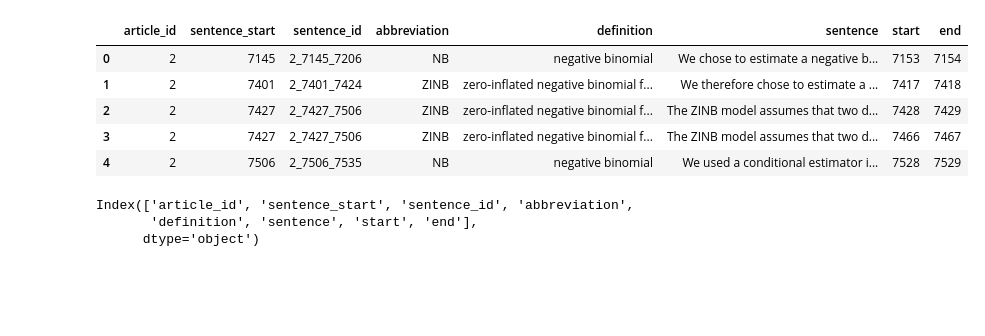
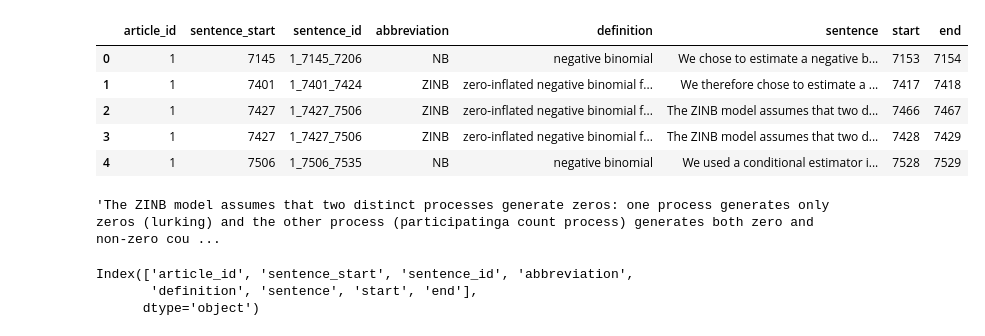
Before and after one commit to luisa2795/datawarehouse_for_SLR, a Jupyter notebook: EDA/EDA_abbreviations.ipynb, the cells around one changed output. Cells and saved outputs as stored; diff of their text form; code cells hidden in the pictures; blank space fills up the shorter version.

```diff
--- a/EDA/EDA_abbreviations.ipynb
+++ b/EDA/EDA_abbreviations.ipynb
@@ -4,14 +1,28 @@ import pandas as pd
+# %%
+#import packages
+import pandas as pd
+import os
+
+#define source directory
+path='/home/muellerrol/causeminer2/reports/2021_11_09_103116_results'
+
+#filenames of entity-related files
+abbreviations_file='abbreviations.csv'
 # %%
 #load data
-abbr=pd.read_csv('C:/Users/luisa/Documents/BIPM_2/DWH4SLR/reports/abbreviations.csv')
+abbr=pd.read_csv(os.path.join(path, abbreviations_file))
 abbr.head()
 # %% [output]
 |  | article_id | sentence_start | sentence_id | abbreviation | definition | sentence | start | end |
-| 0 | 2 | 7145 | 2_7145_7206 | NB | negative binomial | We chose to estimate a negative b... | 7153 | 7154 |
-| 1 | 2 | 7401 | 2_7401_7424 | ZINB | zero-inflated negative binomial f... | We therefore chose to estimate a ... | 7417 | 7418 |
-| 2 | 2 | 7427 | 2_7427_7506 | ZINB | zero-inflated negative binomial f... | The ZINB model assumes that two d... | 7428 | 7429 |
-| 3 | 2 | 7427 | 2_7427_7506 | ZINB | zero-inflated negative binomial f... | The ZINB model assumes that two d... | 7466 | 7467 |
-| 4 | 2 | 7506 | 2_7506_7535 | NB | negative binomial | We used a conditional estimator i... | 7528 | 7529 |
+| 0 | 1 | 7145 | 1_7145_7206 | NB | negative binomial | We chose to estimate a negative b... | 7153 | 7154 |
+| 1 | 1 | 7401 | 1_7401_7424 | ZINB | zero-inflated negative binomial f... | We therefore chose to estimate a ... | 7417 | 7418 |
+| 2 | 1 | 7427 | 1_7427_7506 | ZINB | zero-inflated negative binomial f... | The ZINB model assumes that two d... | 7466 | 7467 |
+| 3 | 1 | 7427 | 1_7427_7506 | ZINB | zero-inflated negative binomial f... | The ZINB model assumes that two d... | 7428 | 7429 |
+| 4 | 1 | 7506 | 1_7506_7535 | NB | negative binomial | We used a conditional estimator i... | 7528 | 7529 |
+# %%
+abbr.sentence.iloc[2]
+# %% [output]
+'The ZINB model assumes that two distinct processes generate zeros: one process generates only zeros (lurking) and the other process (participatinga count process) generates both zero and non-zero cou ...
 # %%
 print(abbr.columns)
 # %% [output]
```
Also changed, not shown: parts of 2 cells of this notebook, 21 other files.
